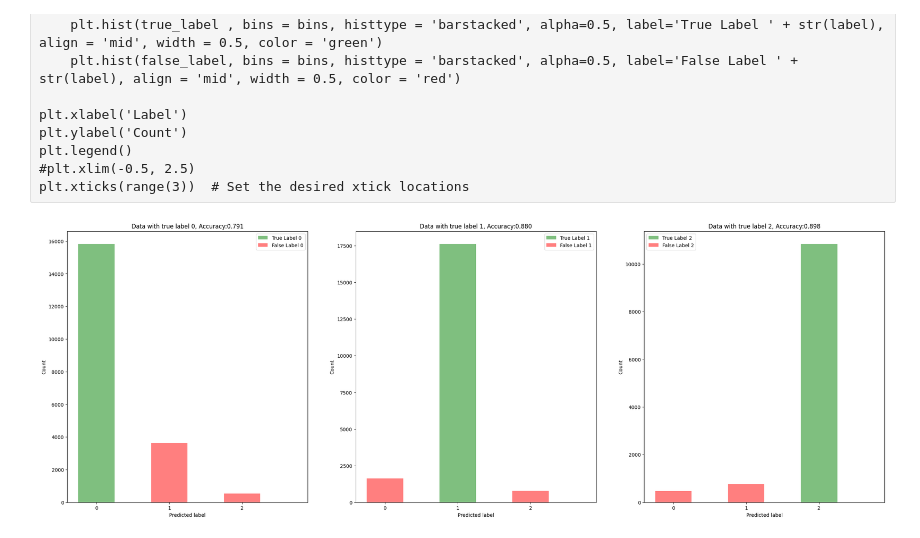
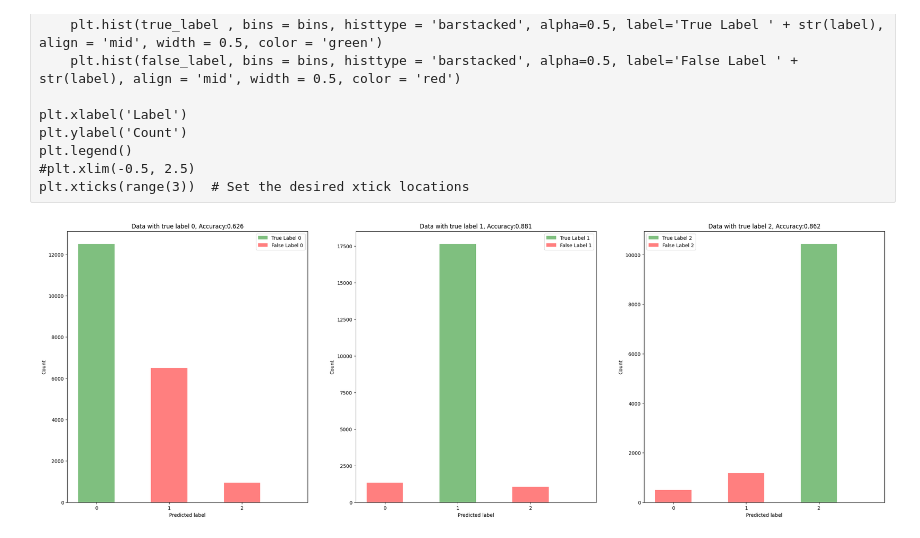
Before and after one commit to NiklasD/ML_Seminar, a Jupyter notebook: notebooks/02-07_XGB_optimization.ipynb, the cells around one changed output. Cells and saved outputs as stored; diff of their text form; code cells hidden in the pictures.

Commit message:
new feature selection and some Plotting

```diff
--- a/notebooks/02-07_XGB_optimization.ipynb
+++ b/notebooks/02-07_XGB_optimization.ipynb
@@ -27,6 +27,4 @@ df[features].to_pickle('../pickle_pd/pd_top_25.pkl')
 # %%
 df =pd.read_pickle('../pickle_pd/pd_top_25.pkl')
-features = ['lep_pt_2','met_et','lep_pt_1','jet_n','lep_E_1','jet_pt_0','lep_eta_0','jet_pt_1','lep_pt_0','lep_E_2','lep_eta_1','lep_phi_1','lep_phi_0',
+features = ['lep_pt_2','lep_pt_1','jet_n','lep_E_1','jet_pt_0','lep_eta_0','jet_pt_1','lep_pt_0','lep_E_2','lep_eta_1','lep_phi_1','lep_phi_0',
             'lep_ptcone30_1','lep_ptcone30_0','jet_eta_0','jet_m','lep_E_0','jet_eta_1','jet_pt_2','lep_pt_3','jet_E_0','lep_charge_1','lep_charge_0','lep_E_3']
-# %%
- X_train, X_test, y_train, y_test = train_test_split( df[features], df['label'], test_size=0.1, random_state=42)
@@ -33,3 +33,6 @@ features = ['lep_pt_2','met_et','lep_pt_1','jet_n','lep_E_1','jet_pt_0','lep_eta
+# %%
+ X_train, X_test, y_train, y_test = train_test_split( df[features], df['label'], test_size=0.2, random_state=42)
+ X_test, X_val, y_test, y_val = train_test_split( X_test, y_test, test_size=0.5, random_state=42)
 # %%
 space={'max_depth': hp.quniform("max_depth", 3, 18, 1),
         'gamma': hp.uniform ('gamma', 1,9),
@@ -133,4 +110,8 @@ best_hyperparams
 # %%
-xgb_model = xgb.XGBClassifier()
-xgb_model.fit(X_train[features],y_train)
-y_pred = xgb_model.predict(X_test)
+xgb_model=xgb.XGBClassifier(
+                    n_estimators =180, max_depth = int(best_hyperparams['max_depth']), gamma = best_hyperparams['gamma'],
+                    reg_alpha = int(best_hyperparams['reg_alpha']),min_child_weight=int(best_hyperparams['min_child_weight']),
+                    colsample_bytree=int(best_hyperparams['colsample_bytree']))
+xgb_model.fit(X_train[features],y_train,
+             eval_set = [( X_train, y_train), ( X_test, y_test)])
+y_pred = xgb_model.predict(X_val[features])
@@ -153,23 +184,23 @@ plt.xticks(range(3))  # Set the desired xtick locations
 # %%
 bins = [-0.25, 0.75, 1.75, 2.75]
 fig, ax = plt.subplots(1,3, figsize = (30,10))
 for i, label in enumerate(range(3)):
-    test_label = y_test[y_test==label]
-    pred_label = y_pred[y_test==label]
+    test_label = y_val[y_val==label]
+    pred_label = y_pred[y_val==label]
     true_label = pred_label[pred_label == test_label]
     false_label= pred_label[pred_label != test_label]
     #print(len(false_label))
     ax[i].hist(true_label , bins = bins, histtype = 'barstacked', alpha=0.5, label='True Label ' + str(label), align = 'mid', width = 0.5, color = 'green')
     ax[i].hist(false_label, bins = bins, histtype = 'barstacked', alpha=0.5, label='False Label ' + str(label), align = 'mid', width = 0.5, color = 'red')
     #ax[i] = plt.xlabel('label')
     ax[i].set_title(f'Data with true label {i}, Accuracy:{accuracy_score(test_label, pred_label):.3f}')
     ax[i].set_xlabel(xlabel = f'Predicted label')
     ax[i].set_ylabel('Count')
     ax[i].legend()
     ax[i].set_xticks(range(3))
 
 #plt.legend()
 #plt.xlim(-0.5, 2.5)
 #plt.xticks(range(3))
 # %% [output]
-[figure, old version]
+[figure, new version]
```
Also changed, not shown: parts of 15 cells of this notebook, 2 other files.
